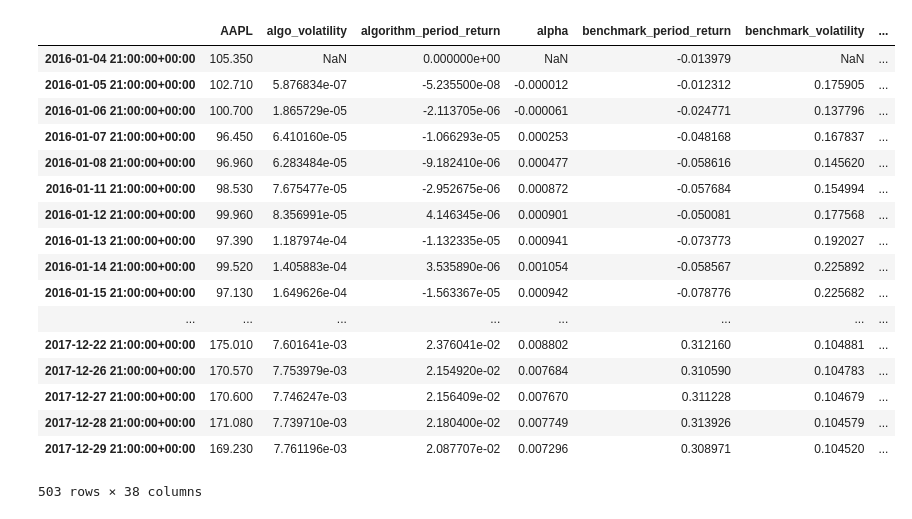
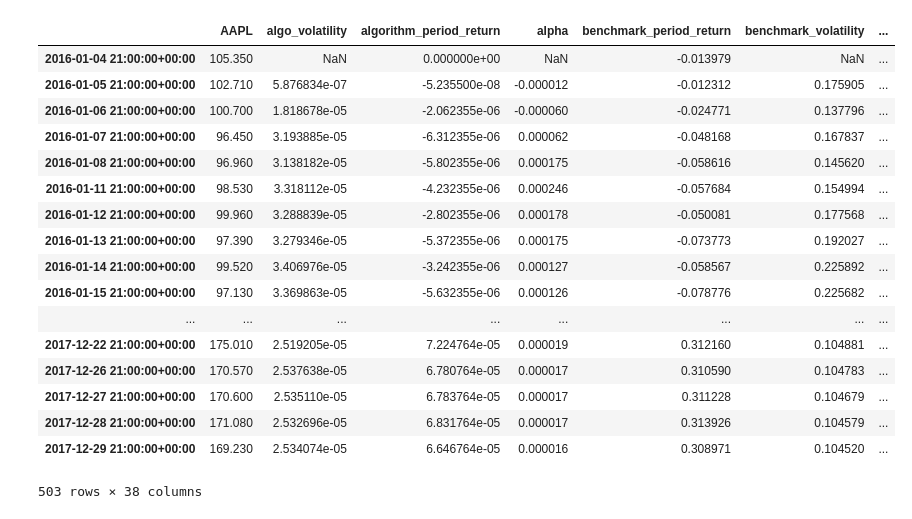
Before and after one commit to jolafc/algo-trading, a Jupyter notebook: notebooks/tuto_buy_aapl.ipynb, the cells around one changed output. Drawn from its saved outputs; the diff is of its cells as text; code cells hidden in the pictures.

Commit message:
Zipline tuto plotting

```diff
--- a/notebooks/tuto_buy_aapl.ipynb
+++ b/notebooks/tuto_buy_aapl.ipynb
@@ -2,30 +2,31 @@
 %load_ext zipline
 # %%
 %%zipline --start 2016-1-1 --end 2018-1-1
-from zipline.api import symbol, order, record
+from zipline.api import symbol, order, record, order_target
 
 def initialize(context):
     pass
 
 def handle_data(context, data):
-    order(symbol('AAPL'), 10)
+    # order(symbol('AAPL'), 10)
+    order_target(symbol('AAPL'), 10)
     record(AAPL=data[symbol('AAPL')].price)
 # %% [output]
 |  | AAPL | algo_volatility | algorithm_period_return | alpha | benchmark_period_return | benchmark_volatility | ... |
 | 2016-01-04 21:00:00+00:00 | 105.350 | NaN | 0.000000e+00 | NaN | -0.013979 | NaN | ... |
 | 2016-01-05 21:00:00+00:00 | 102.710 | 5.876834e-07 | -5.235500e-08 | -0.000012 | -0.012312 | 0.175905 | ... |
-| 2016-01-06 21:00:00+00:00 | 100.700 | 1.865729e-05 | -2.113705e-06 | -0.000061 | -0.024771 | 0.137796 | ... |
-| 2016-01-07 21:00:00+00:00 | 96.450 | 6.410160e-05 | -1.066293e-05 | 0.000253 | -0.048168 | 0.167837 | ... |
-| 2016-01-08 21:00:00+00:00 | 96.960 | 6.283484e-05 | -9.182410e-06 | 0.000477 | -0.058616 | 0.145620 | ... |
-| 2016-01-11 21:00:00+00:00 | 98.530 | 7.675477e-05 | -2.952675e-06 | 0.000872 | -0.057684 | 0.154994 | ... |
-| 2016-01-12 21:00:00+00:00 | 99.960 | 8.356991e-05 | 4.146345e-06 | 0.000901 | -0.050081 | 0.177568 | ... |
-| 2016-01-13 21:00:00+00:00 | 97.390 | 1.187974e-04 | -1.132335e-05 | 0.000941 | -0.073773 | 0.192027 | ... |
-| 2016-01-14 21:00:00+00:00 | 99.520 | 1.405883e-04 | 3.535890e-06 | 0.001054 | -0.058567 | 0.225892 | ... |
-| 2016-01-15 21:00:00+00:00 | 97.130 | 1.649626e-04 | -1.563367e-05 | 0.000942 | -0.078776 | 0.225682 | ... |
+| 2016-01-06 21:00:00+00:00 | 100.700 | 1.818678e-05 | -2.062355e-06 | -0.000060 | -0.024771 | 0.137796 | ... |
+| 2016-01-07 21:00:00+00:00 | 96.450 | 3.193885e-05 | -6.312355e-06 | 0.000062 | -0.048168 | 0.167837 | ... |
+| 2016-01-08 21:00:00+00:00 | 96.960 | 3.138182e-05 | -5.802355e-06 | 0.000175 | -0.058616 | 0.145620 | ... |
+| 2016-01-11 21:00:00+00:00 | 98.530 | 3.318112e-05 | -4.232355e-06 | 0.000246 | -0.057684 | 0.154994 | ... |
+| 2016-01-12 21:00:00+00:00 | 99.960 | 3.288839e-05 | -2.802355e-06 | 0.000178 | -0.050081 | 0.177568 | ... |
+| 2016-01-13 21:00:00+00:00 | 97.390 | 3.279346e-05 | -5.372355e-06 | 0.000175 | -0.073773 | 0.192027 | ... |
+| 2016-01-14 21:00:00+00:00 | 99.520 | 3.406976e-05 | -3.242355e-06 | 0.000127 | -0.058567 | 0.225892 | ... |
+| 2016-01-15 21:00:00+00:00 | 97.130 | 3.369863e-05 | -5.632355e-06 | 0.000126 | -0.078776 | 0.225682 | ... |
 | ... | ... | ... | ... | ... | ... | ... | ... |
-| 2017-12-22 21:00:00+00:00 | 175.010 | 7.601641e-03 | 2.376041e-02 | 0.008802 | 0.312160 | 0.104881 | ... |
-| 2017-12-26 21:00:00+00:00 | 170.570 | 7.753979e-03 | 2.154920e-02 | 0.007684 | 0.310590 | 0.104783 | ... |
-| 2017-12-27 21:00:00+00:00 | 170.600 | 7.746247e-03 | 2.156409e-02 | 0.007670 | 0.311228 | 0.104679 | ... |
-| 2017-12-28 21:00:00+00:00 | 171.080 | 7.739710e-03 | 2.180400e-02 | 0.007749 | 0.313926 | 0.104579 | ... |
-| 2017-12-29 21:00:00+00:00 | 169.230 | 7.761196e-03 | 2.087707e-02 | 0.007296 | 0.308971 | 0.104520 | ... |
+| 2017-12-22 21:00:00+00:00 | 175.010 | 2.519205e-05 | 7.224764e-05 | 0.000019 | 0.312160 | 0.104881 | ... |
+| 2017-12-26 21:00:00+00:00 | 170.570 | 2.537638e-05 | 6.780764e-05 | 0.000017 | 0.310590 | 0.104783 | ... |
+| 2017-12-27 21:00:00+00:00 | 170.600 | 2.535110e-05 | 6.783764e-05 | 0.000017 | 0.311228 | 0.104679 | ... |
+| 2017-12-28 21:00:00+00:00 | 171.080 | 2.532696e-05 | 6.831764e-05 | 0.000017 | 0.313926 | 0.104579 | ... |
+| 2017-12-29 21:00:00+00:00 | 169.230 | 2.534074e-05 | 6.646764e-05 | 0.000016 | 0.308971 | 0.104520 | ... |
 503 rows × 38 columns
```
Also changed, not shown: parts of 1 cell of this notebook.
